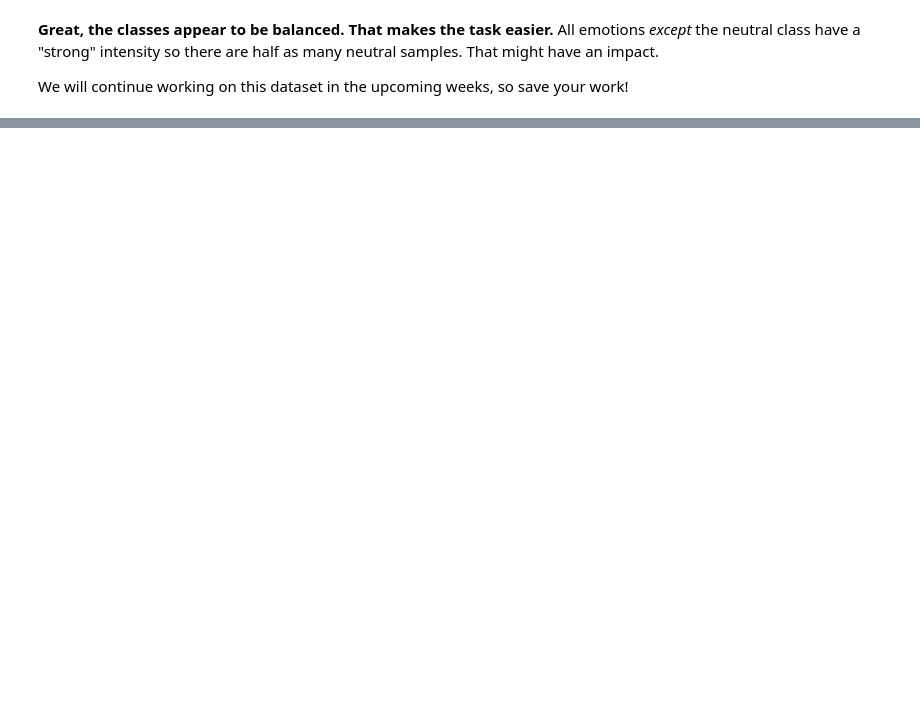
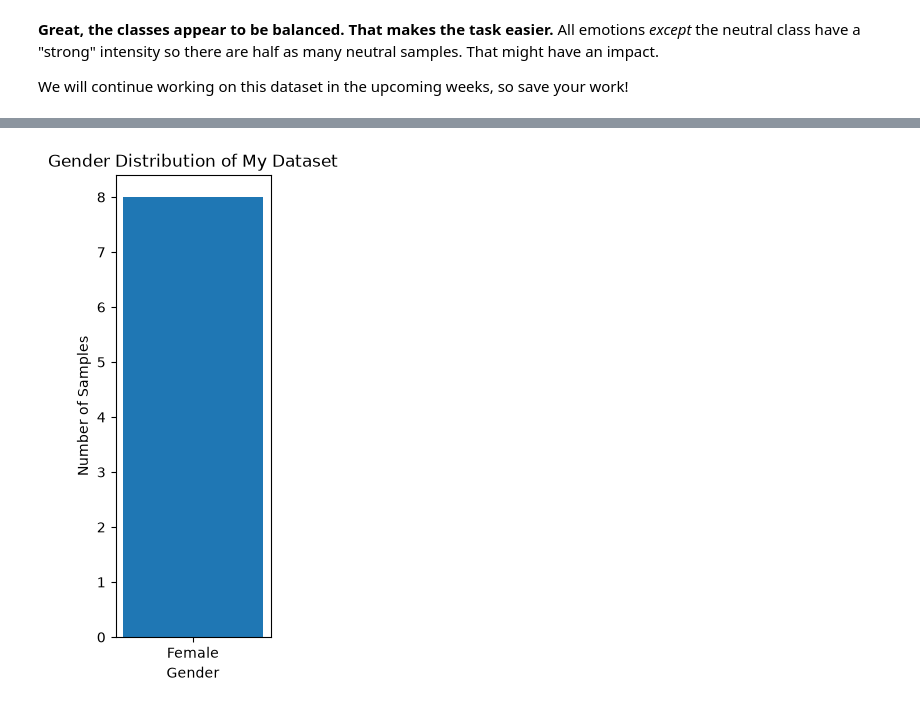
Before and after one commit to michelleuu/Week2-DataPreprocessing, a Jupyter notebook: Week 2.ipynb, the cells around one changed output, grey strips where cells are left out. Cells and saved outputs as stored; diff of their text form; code cells hidden in the pictures; blank space fills up the shorter version.

```diff
--- a/Week 2.ipynb
+++ b/Week 2.ipynb
@@ -706,0 +924,24 @@ We will continue working on this dataset in the upcoming weeks, so save your wor
+# %%
+# Plot gender distribution onto graph
+
+plt.figure(figsize=(2,6))
+
+# Get gender labels and count from my dataset
+my_gender_list, count = np.unique(my_genders, return_counts=True)
+
+plt.bar(x=range(len(my_gender_list)), height=count)
+
+# Label graph
+plt.xticks(
+    ticks=range(len(my_gender_list)),
+    labels=my_gender_list,
+    fontsize=10
+)
+
+plt.xlabel('Gender')
+plt.ylabel('Number of Samples')
+plt.title('Gender Distribution of My Dataset')
+
+plt.show()
+# %% [output]
+[figure, added]
```
Also changed, not shown: parts of 27 cells of this notebook.
